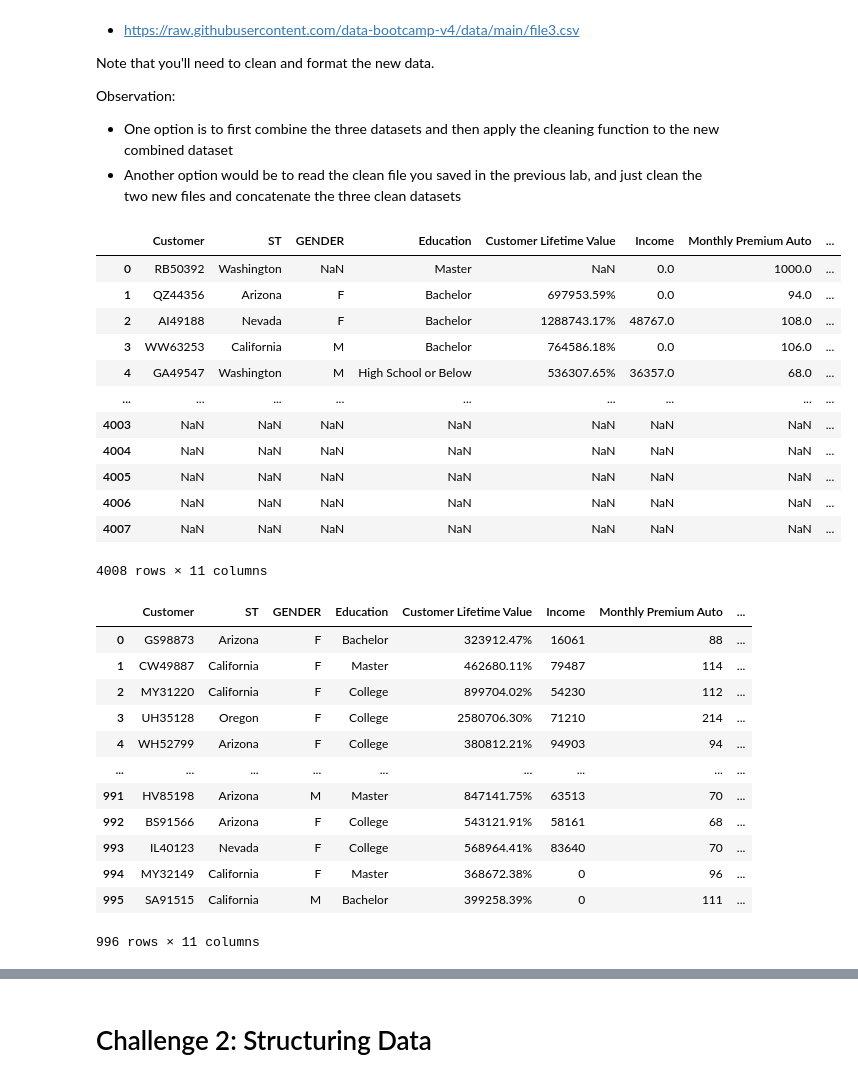
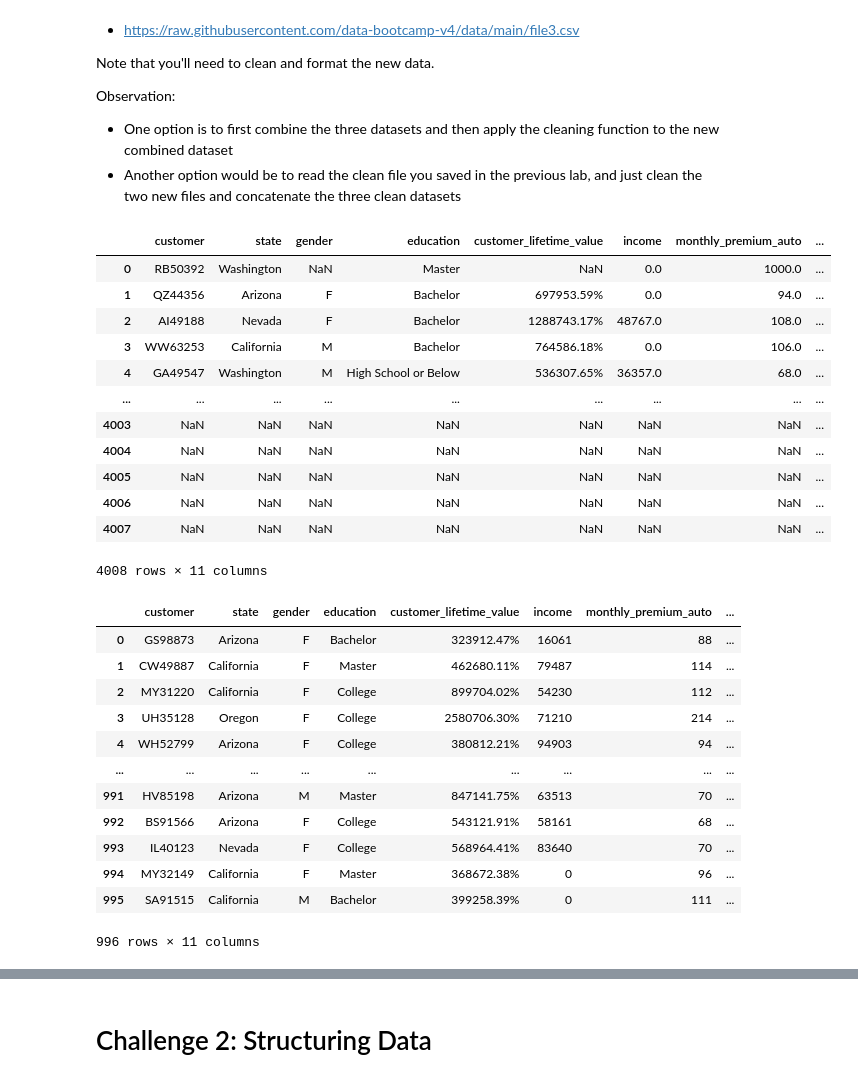
Before and after one commit to DaniCoco31/lab-dw-data-structuring-and-combining, a Jupyter notebook: lab-dw-data-structuring-and-combining.ipynb, the cells around one changed output, grey strips where cells are left out. Saved outputs shown, nothing was run; the diff lists cells and outputs as text; code cells hidden in the pictures.

Commit message:
correction row names

```diff
--- a/lab-dw-data-structuring-and-combining.ipynb
+++ b/lab-dw-data-structuring-and-combining.ipynb
@@ -30,9 +30,12 @@ df_1 = load_df(url_1)
 df_2 =  load_df(url_2)
 df_3 =  load_df(url_3)
 # %%
+#Standariza the columns to lowercase and eliminate the empty spaces
+df_1.column = column_names(df_1)
+df_1 = df_1.rename(columns = {"st" : "state"})
 df_1
 # %% [output]
-|  | Customer | ST | GENDER | Education | Customer Lifetime Value | Income | Monthly Premium Auto | ... |
+|  | customer | state | gender | education | customer_lifetime_value | income | monthly_premium_auto | ... |
 | 0 | RB50392 | Washington | NaN | Master | NaN | 0.0 | 1000.0 | ... |
 | 1 | QZ44356 | Arizona | F | Bachelor | 697953.59% | 0.0 | 94.0 | ... |
 | 2 | AI49188 | Nevada | F | Bachelor | 1288743.17% | 48767.0 | 108.0 | ... |
@@ -46,9 +49,12 @@ df_1
 | 4007 | NaN | NaN | NaN | NaN | NaN | NaN | NaN | ... |
 4008 rows × 11 columns
 # %%
+#Standariza the columns to lowercase and eliminate the empty spaces
+df_2.column = column_names(df_2)
+df_2 = df_2.rename(columns = {"st" : "state"})
 df_2
 # %% [output]
-|  | Customer | ST | GENDER | Education | Customer Lifetime Value | Income | Monthly Premium Auto | ... |
+|  | customer | state | gender | education | customer_lifetime_value | income | monthly_premium_auto | ... |
 | 0 | GS98873 | Arizona | F | Bachelor | 323912.47% | 16061 | 88 | ... |
 | 1 | CW49887 | California | F | Master | 462680.11% | 79487 | 114 | ... |
 | 2 | MY31220 | California | F | College | 899704.02% | 54230 | 112 | ... |
```
Also changed, not shown: parts of 4 cells of this notebook.
